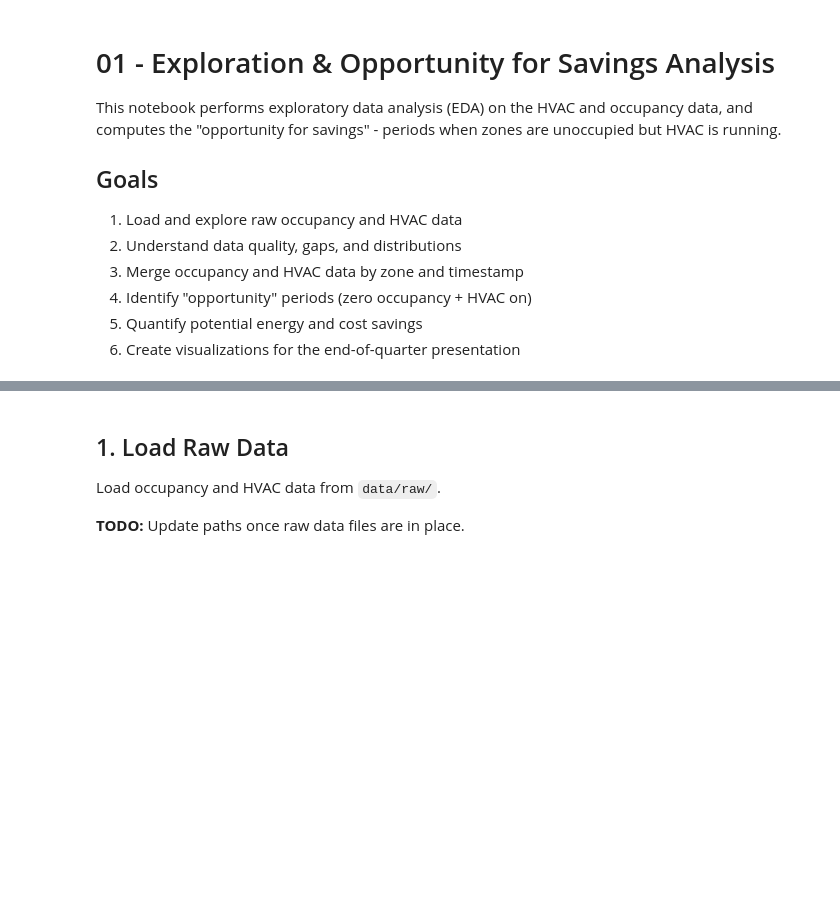
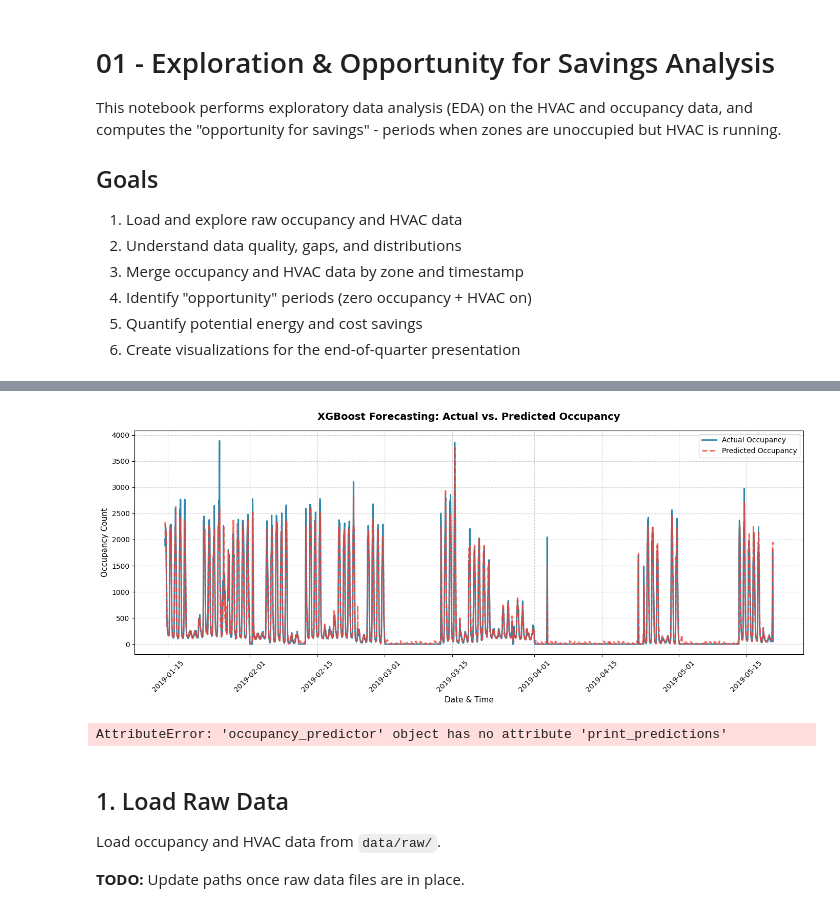
Before and after one commit to DataWhisk/hvac-occupancy-forecasting, a Jupyter notebook: notebooks/01_exploration_opportunity_savings.ipynb, the cells around one changed output, grey strips where cells are left out. Saved outputs shown, nothing was run; the diff lists cells and outputs as text; code cells hidden in the pictures; blank space fills up the shorter version.

Commit message:
Modified xgBoost to take in temperature data when predicting occupancy

```diff
--- a/notebooks/01_exploration_opportunity_savings.ipynb
+++ b/notebooks/01_exploration_opportunity_savings.ipynb
@@ -65,0 +14,35 @@ ImportError: cannot import name 'prepare_data' from 'src.viz.dashboards' (c:\Use
+# %%
+# Standard imports
+import pandas as pd
+import numpy as np
+import matplotlib.pyplot as plt
+import seaborn as sns
+
+# Project imports
+import sys
+sys.path.append('..')
+from src.data import load_occupancy, load_hvac, merge_occupancy_hvac, fetch_historical_weather
+from src.viz import plot_occupancy_over_time
+from src.models.xgBoost import occupancy_predictor
+
+# 1. Load and prepare the raw occupancy data
+raw_df = pd.read_csv('../src/data/ap_occupancy_15min_raw.csv')
+
+# 2. Load and prepare the weather data
+weather_df = pd.read_csv('../src/data/irvine_weather.csv')
+weather_df['timestamp'] = pd.to_datetime(weather_df['timestamp'])
+weather_df = weather_df.set_index('timestamp')
+
+# 3. Create predictor instance and build the model
+predictor = occupancy_predictor()
+predictor.prepare_data(raw_df, time_col='interval_begin').create_features(weather_df=weather_df).train_and_evaluate()
+
+# 4. Visualize the results
+fig = predictor.plot_actual_vs_predicted()
+# Check the start and end dates of your test set
+print("Test data starts at:", predictor.y_test.index.min())
+print("Test data ends at:", predictor.y_test.index.max())
+plt.show()
+predictor.print_predictions()
+%matplotlib inline
+# %% [output]
@@ -66,3 +52,5 @@ ImportError: cannot import name 'prepare_data' from 'src.viz.dashboards' (c:\Use
+[figure, added]
+AttributeError: 'occupancy_predictor' object has no attribute 'print_predictions'
 # %% [markdown]
 ## 1. Load Raw Data
 
```
Also changed, not shown: parts of 2 cells of this notebook, 4 other files.
